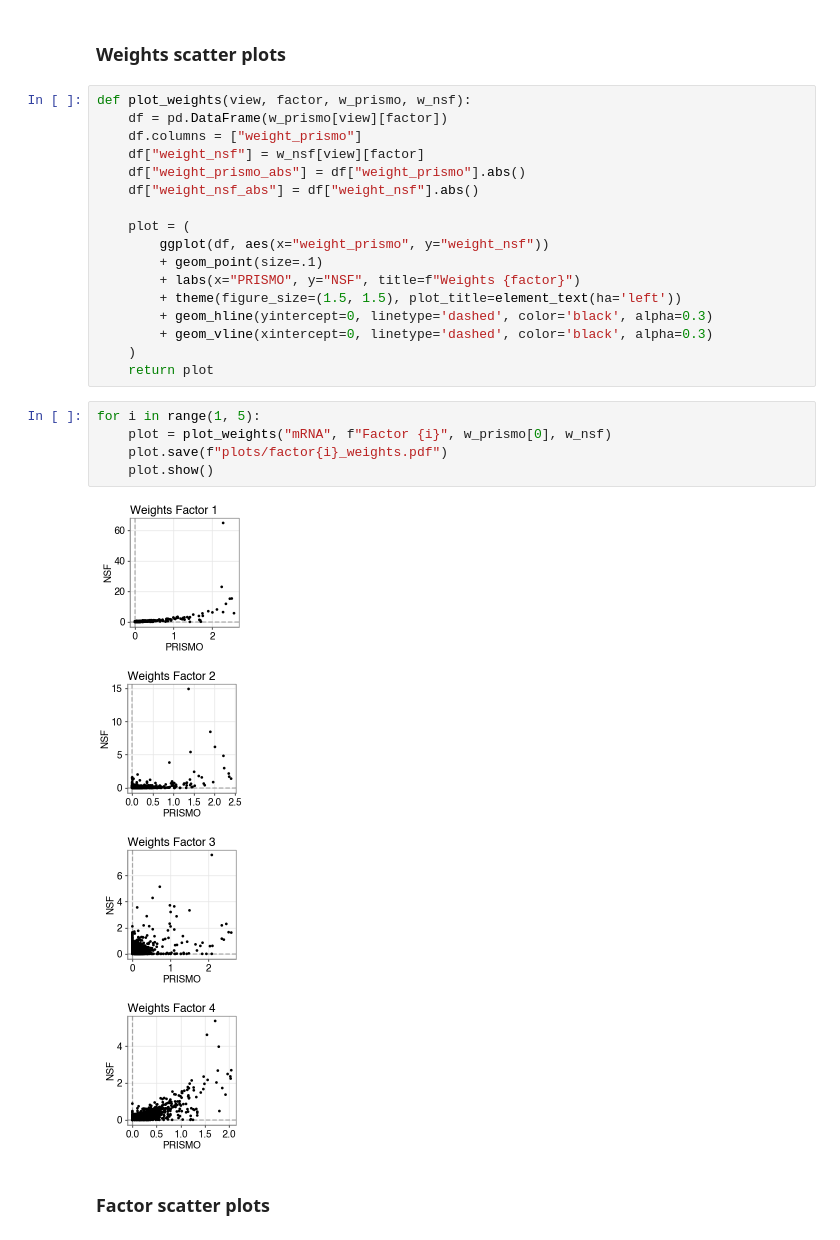
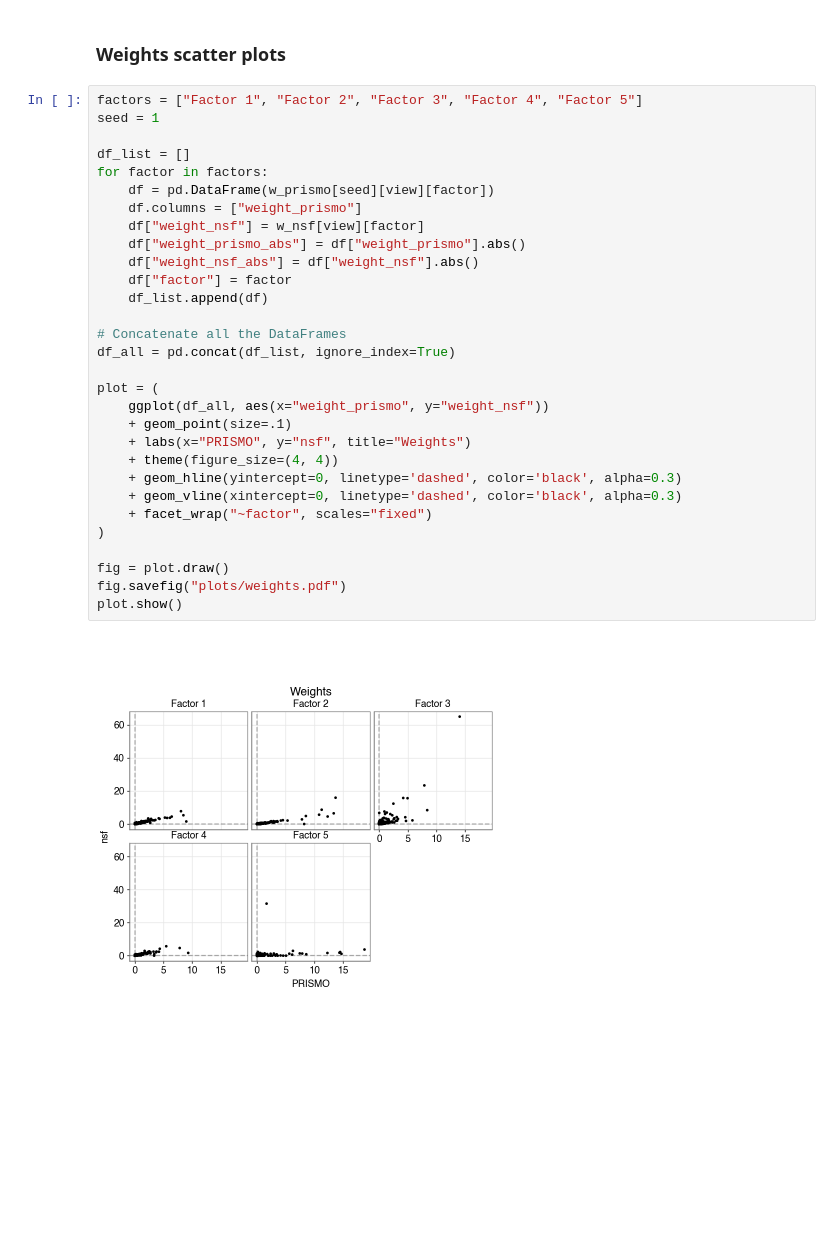
Before and after one commit to bioFAM/mofaflex-analysis, a Jupyter notebook: comparison_nsf/analysis.ipynb, the cells around one changed output. Cells and saved outputs as stored; diff of their text form; blank space fills up the shorter version.

```diff
--- a/comparison_nsf/analysis.ipynb
+++ b/comparison_nsf/analysis.ipynb
@@ -207,31 +151,34 @@ plot.show()
 # %% [markdown]
 ### Weights scatter plots
 # %%
-def plot_weights(view, factor, w_prismo, w_nsf):
-    df = pd.DataFrame(w_prismo[view][factor])
+factors = ["Factor 1", "Factor 2", "Factor 3", "Factor 4", "Factor 5"]
+seed = 1
+
+df_list = []
+for factor in factors:
+    df = pd.DataFrame(w_prismo[seed][view][factor])
     df.columns = ["weight_prismo"]
     df["weight_nsf"] = w_nsf[view][factor]
     df["weight_prismo_abs"] = df["weight_prismo"].abs()
     df["weight_nsf_abs"] = df["weight_nsf"].abs()
+    df["factor"] = factor
+    df_list.append(df)
 
-    plot = (
-        ggplot(df, aes(x="weight_prismo", y="weight_nsf"))
-        + geom_point(size=.1)
-        + labs(x="PRISMO", y="NSF", title=f"Weights {factor}")
-        + theme(figure_size=(1.5, 1.5), plot_title=element_text(ha='left'))
-        + geom_hline(yintercept=0, linetype='dashed', color='black', alpha=0.3)
-        + geom_vline(xintercept=0, linetype='dashed', color='black', alpha=0.3)
-    )
-    return plot
+# Concatenate all the DataFrames
+df_all = pd.concat(df_list, ignore_index=True)
+
+plot = (
+    ggplot(df_all, aes(x="weight_prismo", y="weight_nsf"))
+    + geom_point(size=.1)
+    + labs(x="PRISMO", y="nsf", title="Weights")
+    + theme(figure_size=(4, 4))
+    + geom_hline(yintercept=0, linetype='dashed', color='black', alpha=0.3)
+    + geom_vline(xintercept=0, linetype='dashed', color='black', alpha=0.3)
+    + facet_wrap("~factor", scales="fixed")
+)
+
+fig = plot.draw()
+fig.savefig("plots/weights.pdf")
+plot.show()
+# %% [output]
+[figure, added]
-# %%
-for i in range(1, 5):
-    plot = plot_weights("mRNA", f"Factor {i}", w_prismo[0], w_nsf)
-    plot.save(f"plots/factor{i}_weights.pdf")
-    plot.show()
-# %% [output]
-[figure, removed]
-[figure, removed]
-[figure, removed]
-[figure, removed]
-# %% [markdown]
-### Factor scatter plots
```
Also changed, not shown: parts of 18 cells of this notebook, 30 other files.
